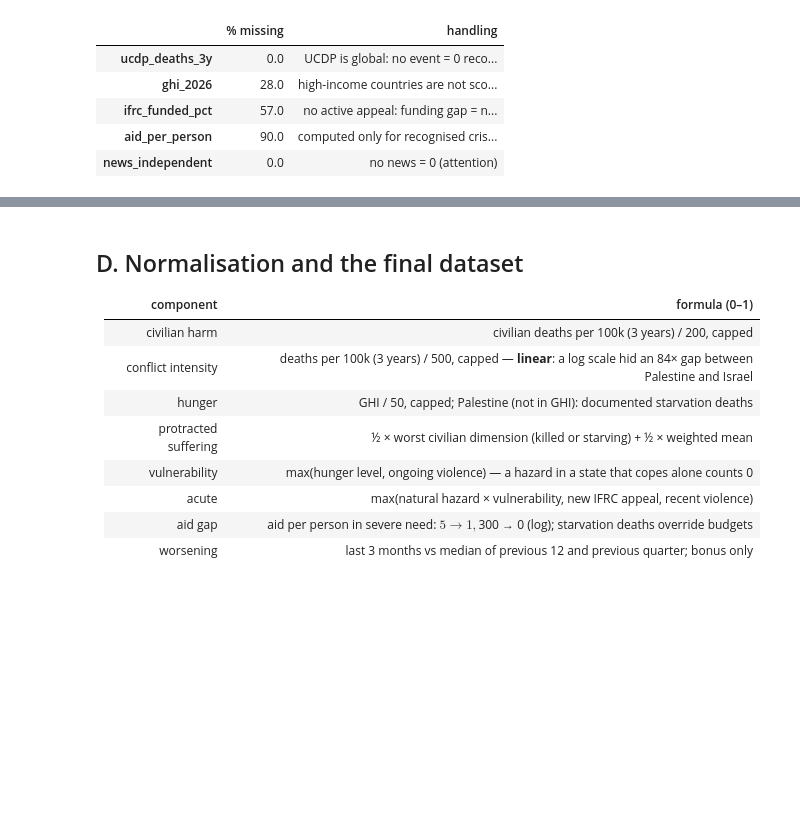
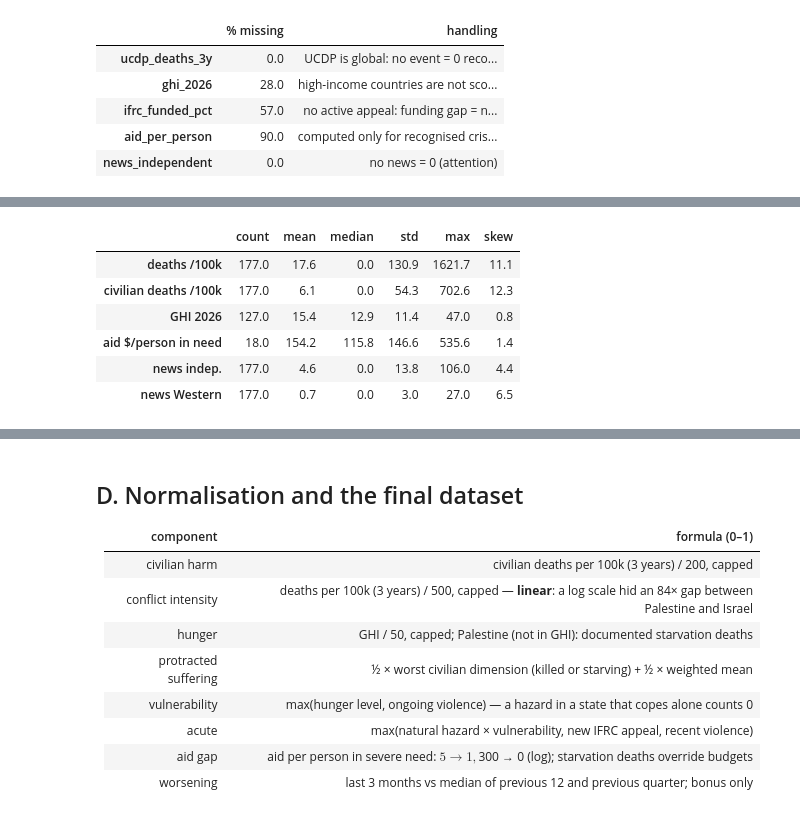
Before and after one commit to tunabilgen/stk-asistani, a Jupyter notebook: notebooks/01_dataset_and_preprocessing.ipynb, the cells around one changed output, grey strips where cells are left out. Drawn from its saved outputs; the diff is of its cells as text; code cells hidden in the pictures; blank space fills up the shorter version.

```diff
--- a/notebooks/01_dataset_and_preprocessing.ipynb
+++ b/notebooks/01_dataset_and_preprocessing.ipynb
@@ -253,0 +260,15 @@ pd.DataFrame({"% missing": miss, "handling": pd.Series(rule)})
+# %%
+cols = {"deaths_per100k_3y": "deaths /100k", "civilian_per100k_3y": "civilian deaths /100k", "ghi_2026": "GHI 2026",
+        "aid_per_person": "aid $/person in need", "news_independent": "news indep.", "news_western": "news Western"}
+x = final[list(cols)].rename(columns=cols)
+desc = x.describe().T[["count", "mean", "50%", "std", "max"]].rename(columns={"50%": "median"})
+desc["skew"] = x.skew()
+desc.round(1)
+# %% [output]
+|  | count | mean | median | std | max | skew |
+| deaths /100k | 177.0 | 17.6 | 0.0 | 130.9 | 1621.7 | 11.1 |
+| civilian deaths /100k | 177.0 | 6.1 | 0.0 | 54.3 | 702.6 | 12.3 |
+| GHI 2026 | 127.0 | 15.4 | 12.9 | 11.4 | 47.0 | 0.8 |
+| aid $/person in need | 18.0 | 154.2 | 115.8 | 146.6 | 535.6 | 1.4 |
+| news indep. | 177.0 | 4.6 | 0.0 | 13.8 | 106.0 | 4.4 |
+| news Western | 177.0 | 0.7 | 0.0 | 3.0 | 27.0 | 6.5 |
```
Also changed, not shown: parts of 8 cells of this notebook, 11 other files.
